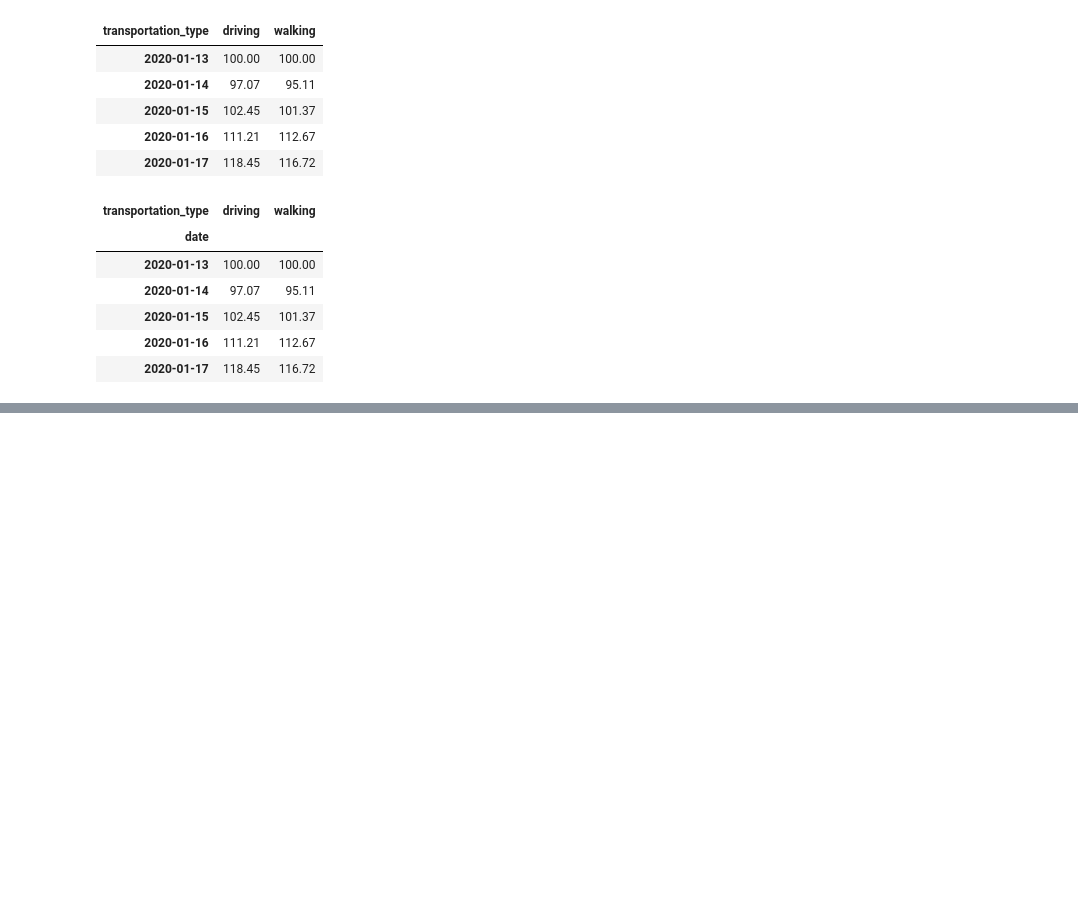
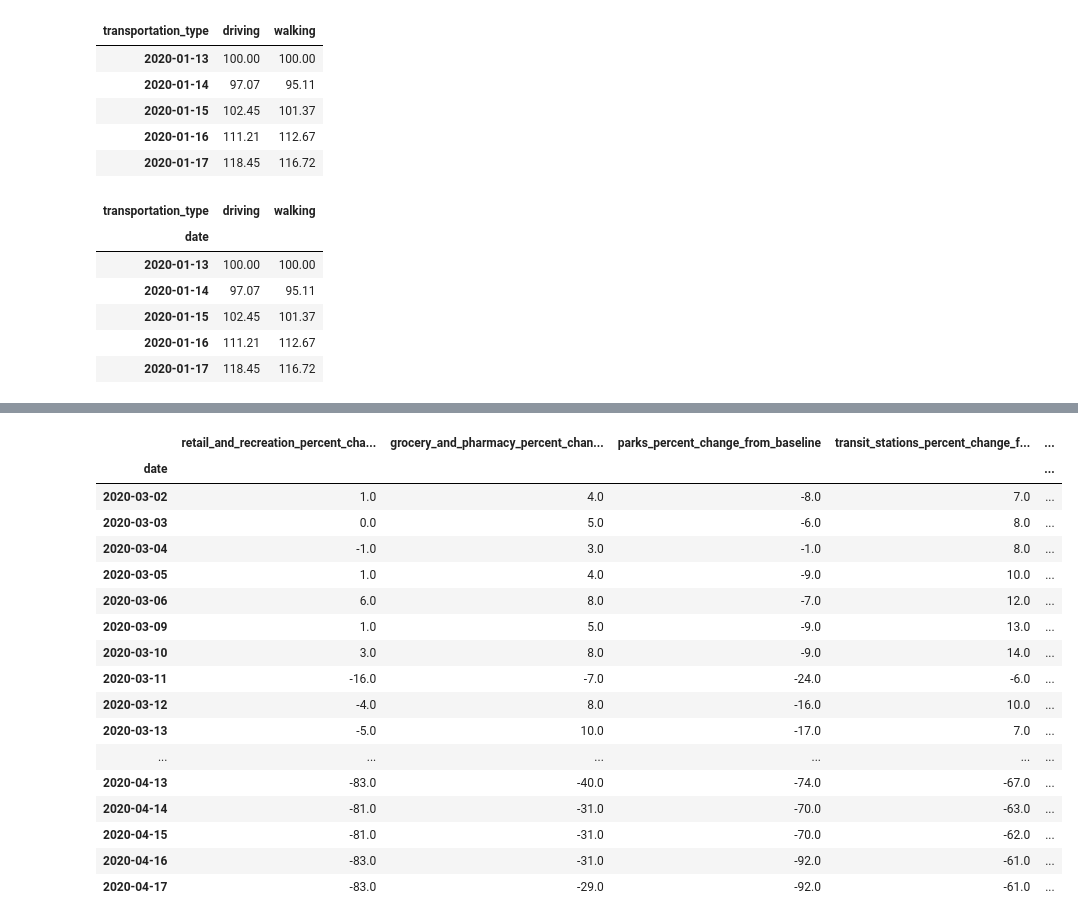
Before and after one commit to vackup/CovidArgentina, a Jupyter notebook: Covid.ipynb, the cells around one changed output, grey strips where cells are left out. Cells and saved outputs as stored; diff of their text form; code cells hidden in the pictures; blank space fills up the shorter version.

```diff
--- a/Covid.ipynb
+++ b/Covid.ipynb
@@ -305,0 +502,21 @@ for X, Y in zip(df_covid_apple.index, df_covid_apple['total_request']):
+# %%
+df_google.head(100)
+# %% [output]
+|  | retail_and_recreation_percent_cha... | grocery_and_pharmacy_percent_chan... | parks_percent_change_from_baseline | transit_stations_percent_change_f... | ... |
+| date |  |  |  |  | ... |
+| 2020-03-02 | 1.0 | 4.0 | -8.0 | 7.0 | ... |
+| 2020-03-03 | 0.0 | 5.0 | -6.0 | 8.0 | ... |
+| 2020-03-04 | -1.0 | 3.0 | -1.0 | 8.0 | ... |
+| 2020-03-05 | 1.0 | 4.0 | -9.0 | 10.0 | ... |
+| 2020-03-06 | 6.0 | 8.0 | -7.0 | 12.0 | ... |
+| 2020-03-09 | 1.0 | 5.0 | -9.0 | 13.0 | ... |
+| 2020-03-10 | 3.0 | 8.0 | -9.0 | 14.0 | ... |
+| 2020-03-11 | -16.0 | -7.0 | -24.0 | -6.0 | ... |
+| 2020-03-12 | -4.0 | 8.0 | -16.0 | 10.0 | ... |
+| 2020-03-13 | -5.0 | 10.0 | -17.0 | 7.0 | ... |
+| ... | ... | ... | ... | ... | ... |
+| 2020-04-13 | -83.0 | -40.0 | -74.0 | -67.0 | ... |
+| 2020-04-14 | -81.0 | -31.0 | -70.0 | -63.0 | ... |
+| 2020-04-15 | -81.0 | -31.0 | -70.0 | -62.0 | ... |
+| 2020-04-16 | -83.0 | -31.0 | -92.0 | -61.0 | ... |
+| 2020-04-17 | -83.0 | -29.0 | -92.0 | -61.0 | ... |
```
Also changed, not shown: parts of 54 cells of this notebook.
